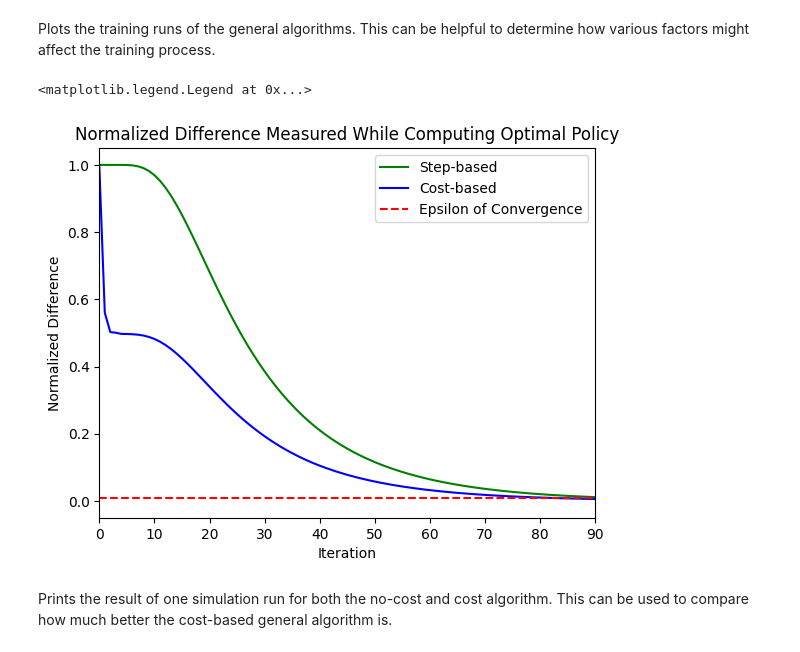
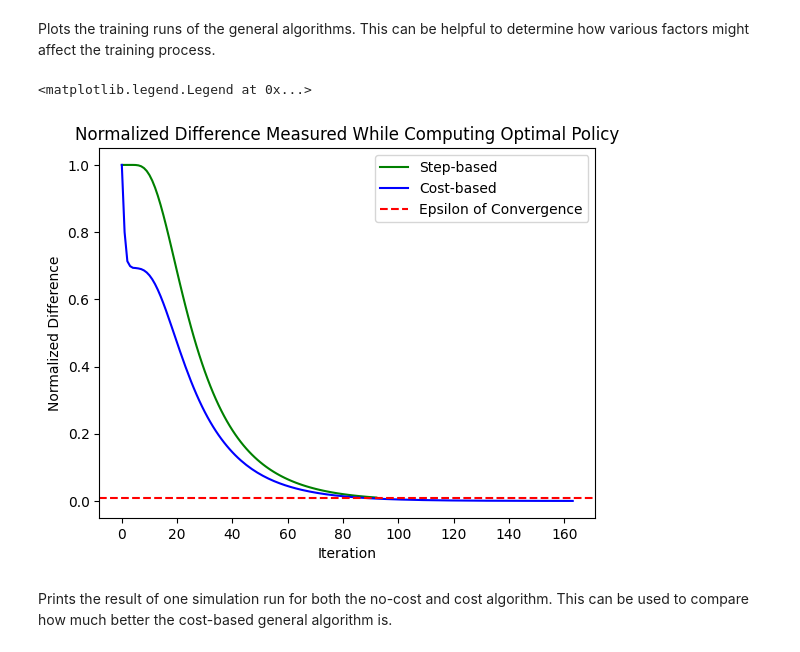
Before and after one commit to T-Lind/cost_mechnaisms_for_planning, a Jupyter notebook: main.ipynb, the cells around one changed output. Saved outputs shown, nothing was run; the diff lists cells and outputs as text; code cells hidden in the pictures.

Commit message:
cost optimization example

```diff
--- a/main.ipynb
+++ b/main.ipynb
@@ -53,23 +54,24 @@ wedding_fom_no_cost.save('saves/wedding_fom_no_cost.pkl')
 'saves/wedding_fom_no_cost2.pkl'
 # %%
 # Load the two models
-# wedding_fom_cost = FOM.load('saves/wedding_fom_cost2.pkl')
-wedding_fom_no_cost = FOM.load('saves/wedding_fom_no_cost2.pkl')
+wedding_fom_cost = FOM.load('saves/wedding_fom_cost3.pkl')
+wedding_fom_no_cost = FOM.load('saves/wedding_fom_no_cost3.pkl')
 # %% [markdown]
 Plots the training runs of the general algorithms. This can be helpful to determine how various factors might affect the training process.
 # %%
 plt.title('Normalized Difference Measured While Computing Optimal Policy')
 plt.xlabel('Iteration')
 plt.ylabel('Normalized Difference')
 # Create new list from diff_tracker that divides by the max value to normalize in cost-based case
+adj_cost = [x / max(wedding_fom_cost.computed_policy['diff_tracker']) for x in wedding_fom_cost.computed_policy['diff_tracker']]
 
 plt.plot(wedding_fom_no_cost.computed_policy['diff_tracker'], 'g', label='Step-based')
-plt.plot(wedding_fom_cost.computed_policy['diff_tracker'], 'b', label='Cost-based')
+plt.plot(adj_cost, 'b', label='Cost-based')
 plt.axhline(wedding_fom_no_cost.epsilon, linestyle='--', color='r', label='Epsilon of Convergence')  # Same epsilon for both since they come from same spec
 plt.legend()
 # %% [output]
 <matplotlib.legend.Legend at 0x...>
-[figure, old version]
+[figure, new version]
 # %% [markdown]
 Prints the result of one simulation run for both the no-cost and cost algorithm. This can be used to compare how much better the cost-based general algorithm is.
 # %%
```
Also changed, not shown: parts of 8 cells of this notebook, 1 other file.
